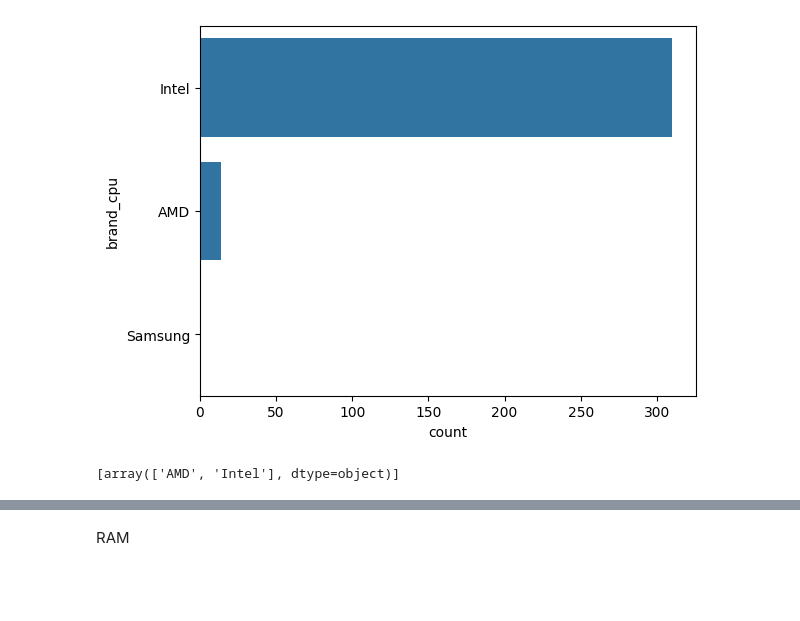
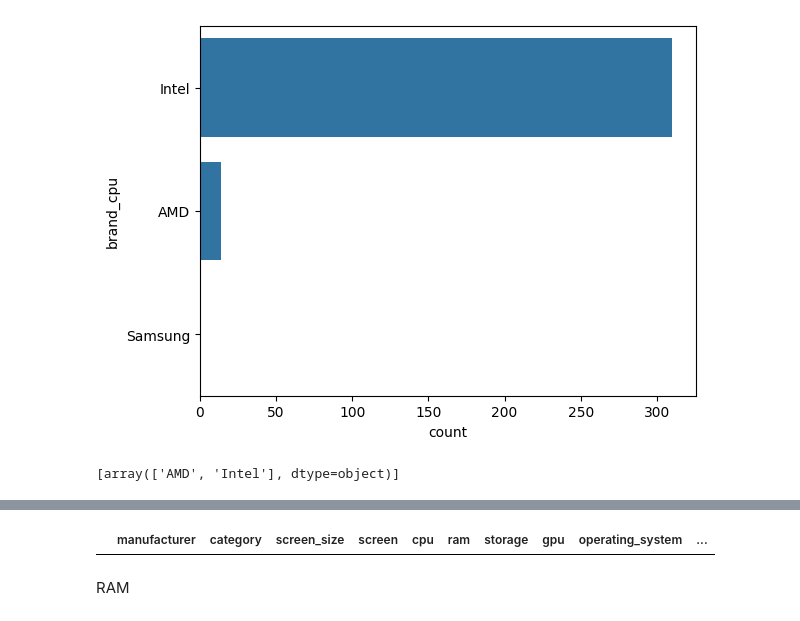
Before and after one commit to BangJhen/Laptop-Specific-Analysis, a Jupyter notebook: Laptop Spec Price Analysis.ipynb, the cells around one changed output, grey strips where cells are left out. Saved outputs shown, nothing was run; the diff lists cells and outputs as text; code cells hidden in the pictures; blank space fills up the shorter version.

```diff
--- a/Laptop Spec Price Analysis.ipynb
+++ b/Laptop Spec Price Analysis.ipynb
@@ -287,3 +290,7 @@ showCountPlot("freq_cpu")
+# %%
+train_df[train_df["freq_cpu"].isna()]
+# %% [output]
+|  | manufacturer | category | screen_size | screen | cpu | ram | storage | gpu | operating_system | ... |
 # %%
 train_df = train_df.drop(columns="cpu")
 test_df = test_df.drop(columns="cpu")
```
Also changed, not shown: parts of 20 cells of this notebook, 3 other files.
